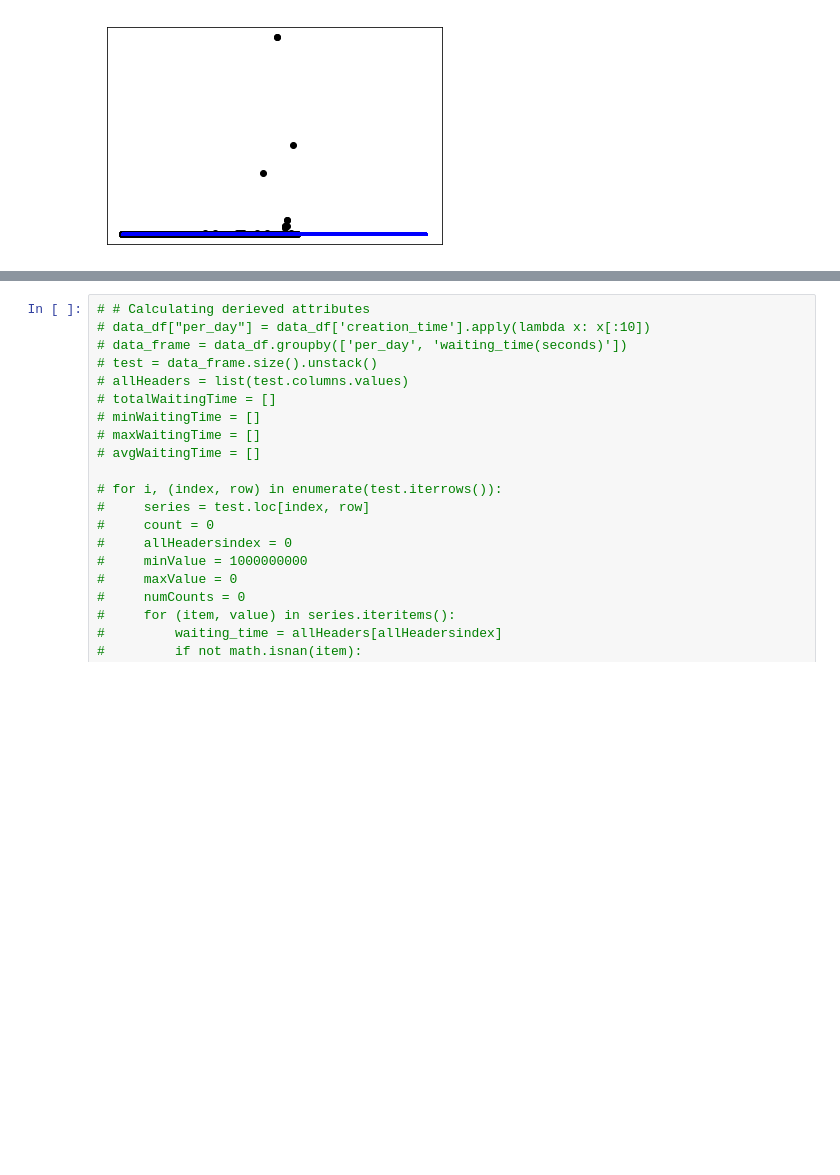
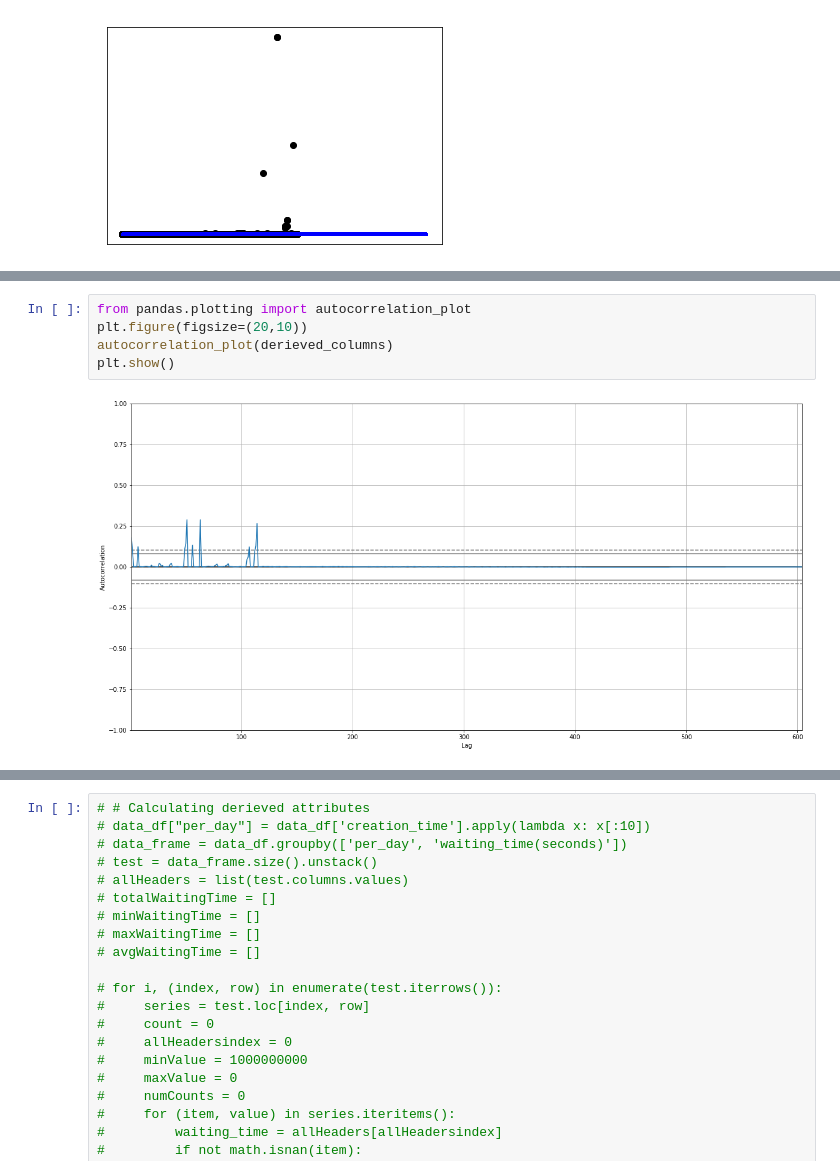
Before and after one commit to nehap25/ml_metric, a Jupyter notebook: ML_metrics.ipynb, the cells around one changed output, grey strips where cells are left out. Saved outputs shown, nothing was run; the diff lists cells and outputs as text; blank space fills up the shorter version.

```diff
--- a/ML_metrics.ipynb
+++ b/ML_metrics.ipynb
@@ -336,0 +338,7 @@ derieved_columns
+# %%
+from pandas.plotting import autocorrelation_plot
+plt.figure(figsize=(20,10))
+autocorrelation_plot(derieved_columns)
+plt.show()
+# %% [output]
+[figure, added]
```
Also changed, not shown: parts of 6 cells of this notebook.
